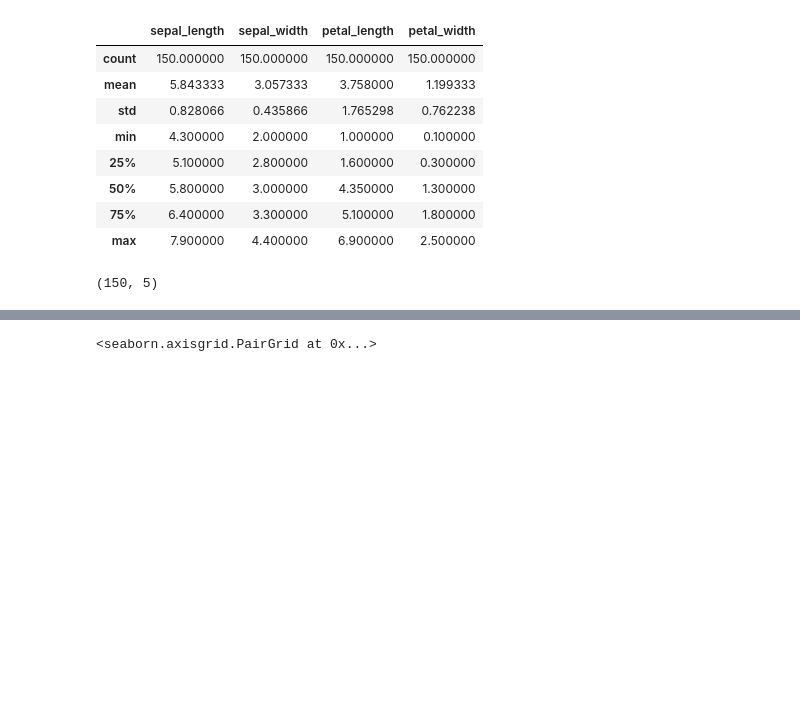
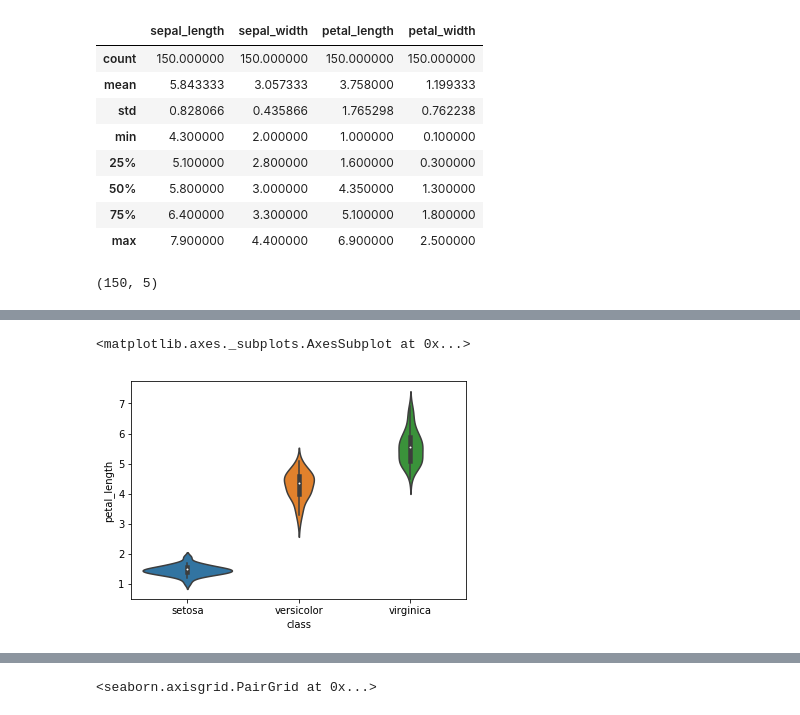
Before and after one commit to cristina1997/Emerging_Technologies_Project, a Jupyter notebook: 2.Iris-Dataset-Notebook/iris-dataset-notebook.ipynb, the cells around one changed output, grey strips where cells are left out. Saved outputs shown, nothing was run; the diff lists cells and outputs as text; code cells hidden in the pictures; blank space fills up the shorter version.

```diff
--- a/2.Iris-Dataset-Notebook/iris-dataset-notebook.ipynb
+++ b/2.Iris-Dataset-Notebook/iris-dataset-notebook.ipynb
@@ -156,0 +171,5 @@ Name: class, dtype: int64
+# %%
+sns.violinplot(data=dataset, x="class", y="petal_length")
+# %% [output]
+<matplotlib.axes._subplots.AxesSubplot at 0x...>
+[figure, added]
```
Also changed, not shown: parts of 13 cells of this notebook.
